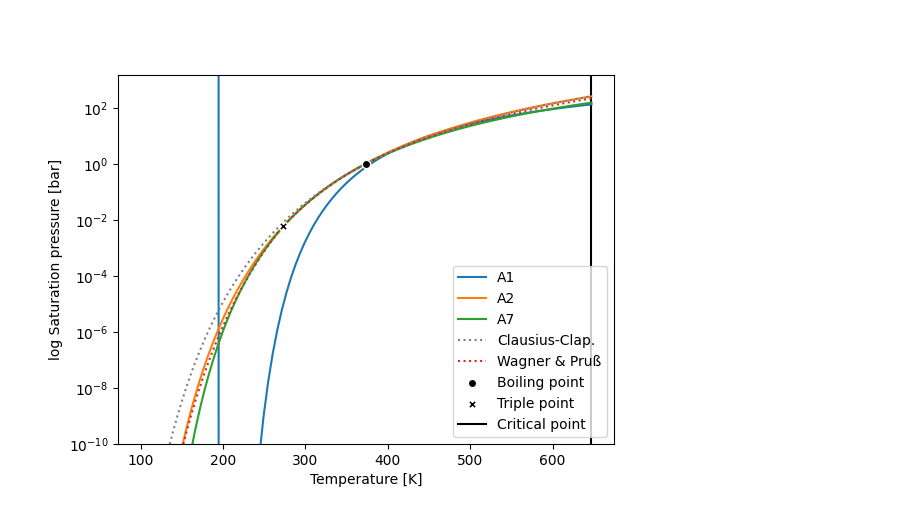
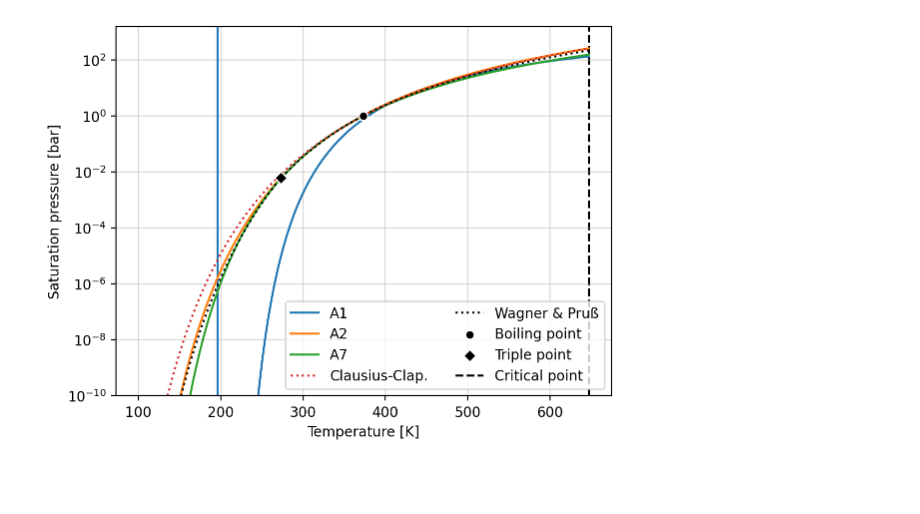
Before and after one commit to nichollsh/ThermoTools, a Jupyter notebook: psat.ipynb, the cells around one changed output. Drawn from its saved outputs; the diff is of its cells as text; code cells hidden in the pictures; blank space fills up the shorter version.

```diff
--- a/psat.ipynb
+++ b/psat.ipynb
@@ -78,30 +78,34 @@ def wp_both(t:float):
 # %%
 plt.close("all")
 
 fig,ax = plt.subplots(1,1)
 
-arr_t = np.linspace(100, T_crit, 100)
+arr_t = np.linspace(100, T_crit, 150)
 
 for k in A_dict.keys():
     Acoeffs = A_dict[k]
     arr_p = antoine(arr_t,Acoeffs)
     ax.plot(arr_t, arr_p, label=k)
 
-ax.plot(arr_t, integ_clausius(T_boil, P_boil*1e5, arr_t, L_evap)*1.0e-5 ,c='grey', ls='dotted', label="Clausius-Clap.")
-ax.plot(arr_t, [wp_both(t) for t in arr_t], ls='dotted', label="Wagner & Pruß")
+ax.plot(arr_t, integ_clausius(T_boil, P_boil*1e5, arr_t, L_evap)*1.0e-5, ls='dotted', label="Clausius-Clap.")
+ax.plot(arr_t, [wp_both(t) for t in arr_t], ls='dotted', label="Wagner & Pruß", c='k')
 
 mc = 'black'
 me = 'white'
-ax.scatter(T_boil, P_boil, c=mc, edgecolors=me, zorder=3, label="Boiling point")
-ax.scatter(T_trip, P_trip, c=mc, edgecolors=me, zorder=3, label="Triple point", marker='X')
-ax.axvline(x=T_crit,       c=mc, zorder=0, label="Critical point")
+ms = 40.0
+ax.scatter(T_boil, P_boil, c=mc, s=ms, edgecolors=me, zorder=3, label="Boiling point")
+ax.scatter(T_trip, P_trip, c=mc, s=ms, edgecolors=me, zorder=3, label="Triple point", marker='D')
+ax.axvline(x=T_crit,       c=mc, zorder=0, label="Critical point", ls='dashed')
 
-ax.set(xlabel="Temperature [K]", ylabel="log Saturation pressure [bar]")
+ax.set(xlabel="Temperature [K]", ylabel="Saturation pressure [bar]")
 ax.set(yscale="log")
 
 ax.set_ylim(1.0e-10, np.amax(arr_p)*10)
 
-ax.legend(loc='lower right')
+ax.legend(ncols=2)
+ax.grid(alpha=0.5)
+ax.set_axisbelow(True)
+
 plt.show()
 # %% [output]
-[figure, old version]
+[figure, new version]
```
Also changed, not shown: parts of 1 cell of this notebook, 4 other files.
